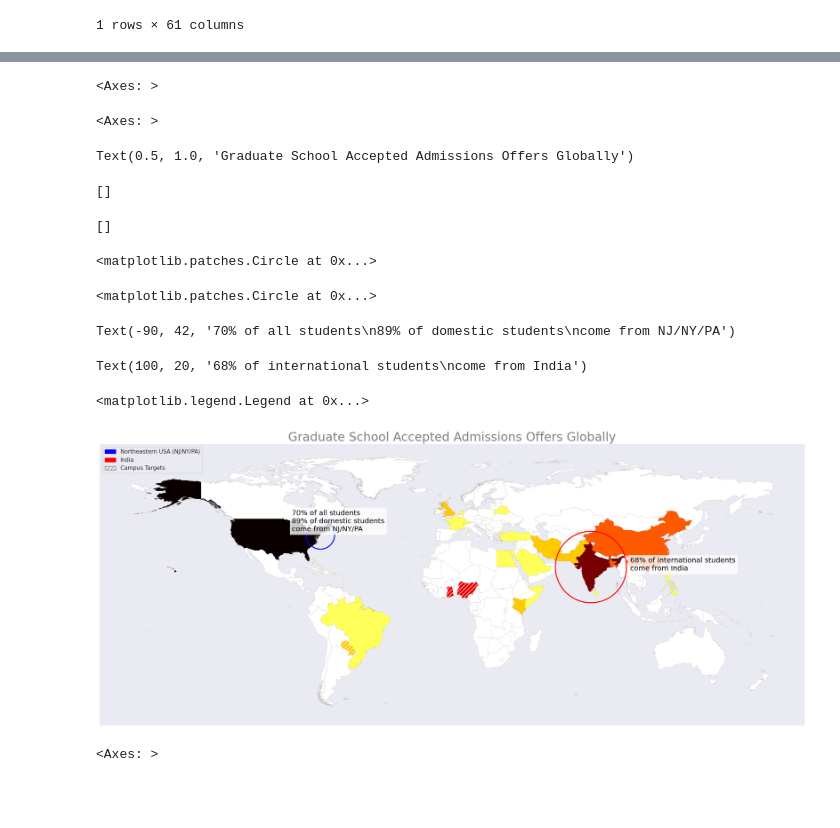
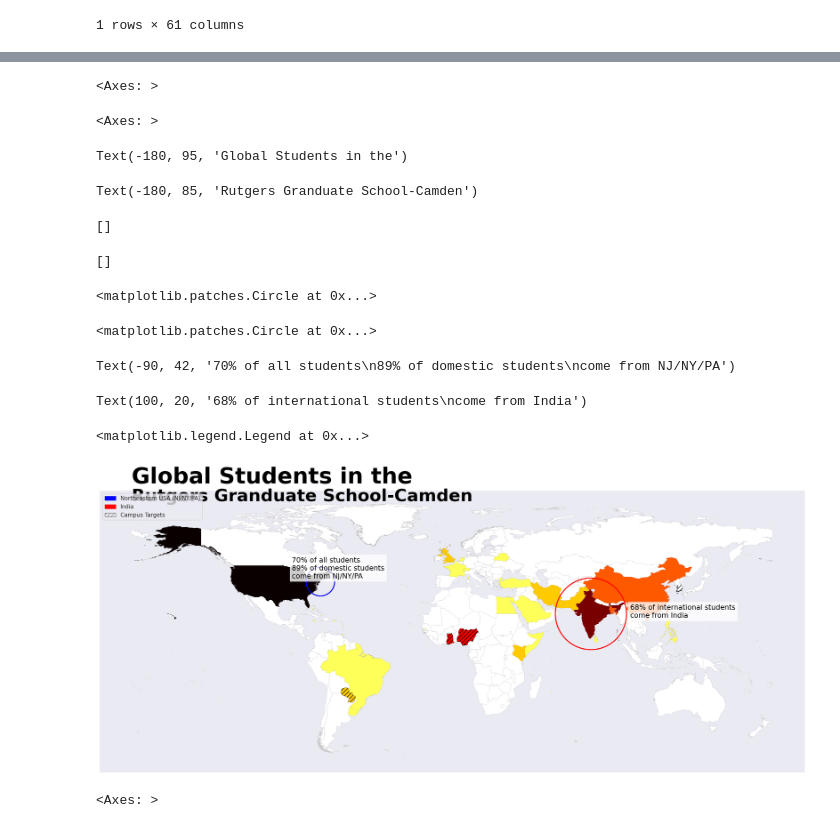
Before and after one commit to ewattudo/gis, a Jupyter notebook: PS3.ipynb, the cells around one changed output, grey strips where cells are left out. Cells and saved outputs as stored; diff of their text form; code cells hidden in the pictures; blank space fills up the shorter version.

```diff
--- a/PS3.ipynb
+++ b/PS3.ipynb
@@ -402,10 +404,11 @@ WORLDACMAP.plot(ax=ax, column='Grand Total', legend=True, cmap='hot_r',
                 legend_kwds={"fmt": "{:,.0f}", 'loc': 'lower right', 'markerscale': 1.4})
 
 # Overlay WORLDACTARGET with hatching
-WORLDACTARGET.plot(ax=ax, edgecolor='white', linewidth=0.2, facecolor="none", alpha=1, hatch='///')
+WORLDACTARGET.plot(ax=ax, edgecolor='black', linewidth=0.2, facecolor="none", alpha=1, hatch='///')
 
 # Adjust title size and color
-ax.set_title("Graduate School Accepted Admissions Offers Globally", fontsize=24, color='Grey', fontweight='light')
+ax.text(-180, 95, "Global Students in the", fontsize=44, color='black', fontweight='bold', ha='left')
+ax.text(-180, 85, "Rutgers Granduate School-Camden", fontsize=34, color='black', fontweight='bold', ha='left')
 
 # Remove the border (spines) around the plot
 ax.spines['top'].set_visible(False)
@@ -423,40 +426,41 @@ circle1 = mpatches.Circle((-74, 40), radius=8, color='blue', fill=False, linewid
 # Add a circle around India
 circle2 = mpatches.Circle((78, 22), radius=20, color='red', fill=False, linewidth=2, label="India")
 
 # Add the circles to the plot
 ax.add_patch(circle1)
 ax.add_patch(circle2)
 
 # Add custom annotations with text near each circle with a semi-transparent white background
 ax.text(-90, 42, "70% of all students\n89% of domestic students\ncome from NJ/NY/PA",
         fontsize=14, color='black', ha='left',
         bbox=dict(facecolor='white', alpha=0.8, edgecolor='none'))
 
 ax.text(100, 20, "68% of international students\ncome from India",
         fontsize=14, color='black', ha='left',
         bbox=dict(facecolor='white', alpha=0.8, edgecolor='none'))
 
 # Create custom patches for the legend
 blue_patch = mpatches.Patch(color='blue', label='Northeastern USA (NJ/NY/PA)')
 red_patch = mpatches.Patch(color='red', label='India')
 hatch_patch = mpatches.Patch(edgecolor='grey', facecolor='none', hatch='///', label='Campus Targets')
 
 # Add all custom patches to the legend
 plt.legend(handles=[blue_patch, red_patch, hatch_patch], loc='upper left')
 
 plt.show()
 # %% [output]
 <Axes: >
 <Axes: >
-Text(0.5, 1.0, 'Graduate School Accepted Admissions Offers Globally')
+Text(-180, 95, 'Global Students in the')
-[]
+Text(-180, 85, 'Rutgers Granduate School-Camden')
 []
-<matplotlib.patches.Circle at 0x...>
+[]
 <matplotlib.patches.Circle at 0x...>
-Text(-90, 42, '70% of all students\n89% of domestic students\ncome from NJ/NY/PA')
+<matplotlib.patches.Circle at 0x...>
-Text(100, 20, '68% of international students\ncome from India')
+Text(-90, 42, '70% of all students\n89% of domestic students\ncome from NJ/NY/PA')
-<matplotlib.legend.Legend at 0x...>
+Text(100, 20, '68% of international students\ncome from India')
+<matplotlib.legend.Legend at 0x...>
-[figure, old version]
+[figure, new version]
 # %%
 # I played with horizontal and vertical, the horizontal doesn't look as nice as the vertical. I think it's easier to see this way but I am not sure it does as good of a job of conveying te passage of time.
 fig, axs = plt.subplots(3, 1, figsize=(30, 15), sharey=True, tight_layout=True)
```
Also changed, not shown: parts of 2 cells of this notebook.
